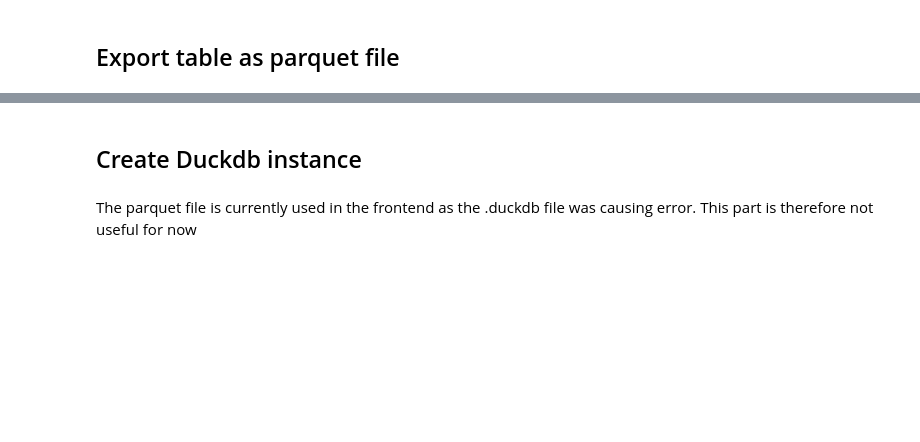
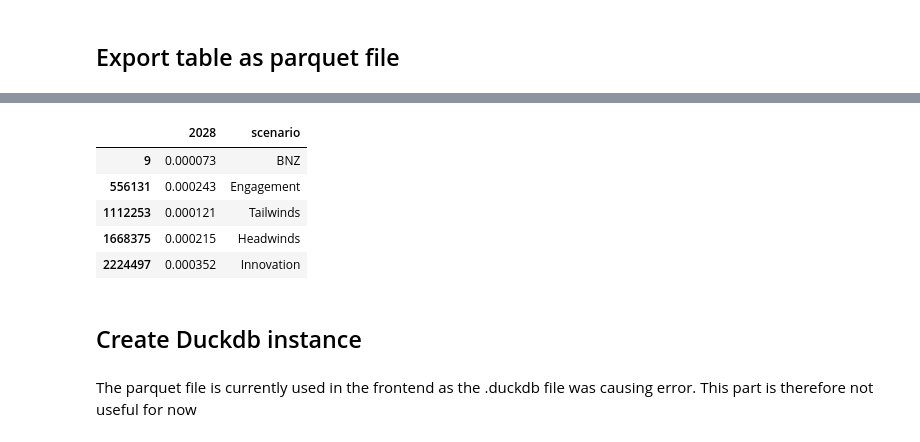
Before and after one commit to gwennan/CoBenefits, a Jupyter notebook: dataProcess.ipynb, the cells around one changed output, grey strips where cells are left out. Drawn from its saved outputs; the diff is of its cells as text; code cells hidden in the pictures; blank space fills up the shorter version.

```diff
--- a/dataProcess.ipynb
+++ b/dataProcess.ipynb
@@ -377,0 +457,4 @@ df.to_parquet('static/database.parquet')
+# %%
+# Assuming df is your DataFrame and 'column_name' is the column you're interested in
+# df_sampled = df.groupby('LAD').apply(lambda x: x.sample(n=10)).reset_index(drop=True)
+df_sampled = df[df.Nation == "NI"]
@@ -377,0 +463,9 @@ df.to_parquet('static/database.parquet')
+# %%
+df_sampled[(df_sampled["Lookup_Value"] == "N20000001") & (df_sampled["co_benefit_type"] == "Dampness")][["2028", "scenario"]]
+# %% [output]
+|  | 2028 | scenario |
+| 9 | 0.000073 | BNZ |
+| 556131 | 0.000243 | Engagement |
+| 1112253 | 0.000121 | Tailwinds |
+| 1668375 | 0.000215 | Headwinds |
+| 2224497 | 0.000352 | Innovation |
```
Also changed, not shown: parts of 20 cells of this notebook, 9 other files.
